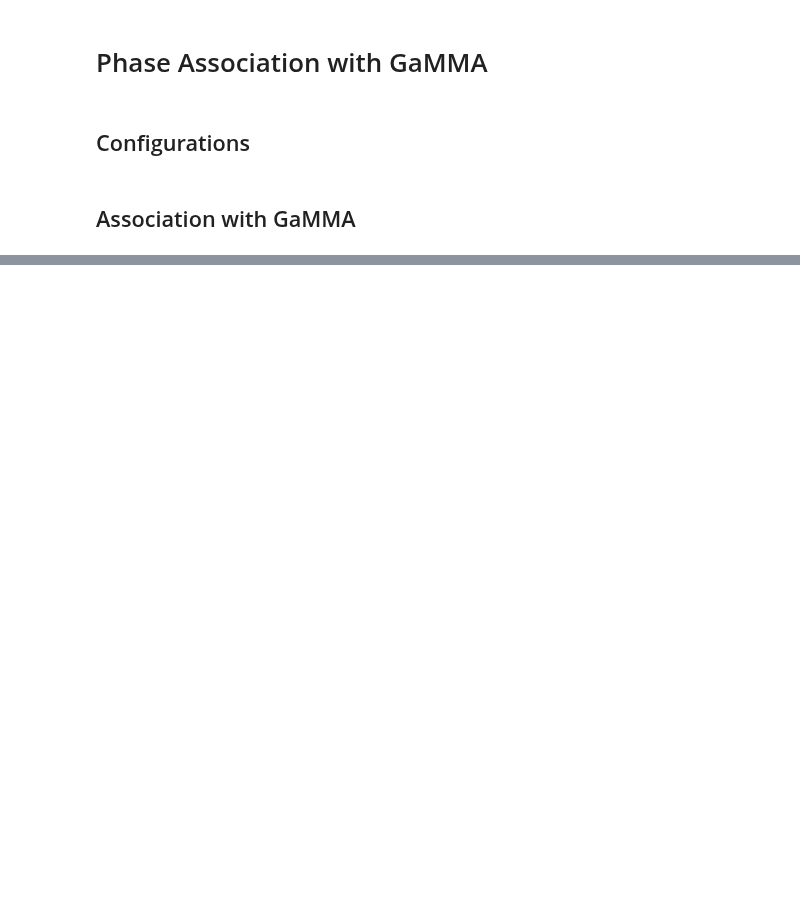
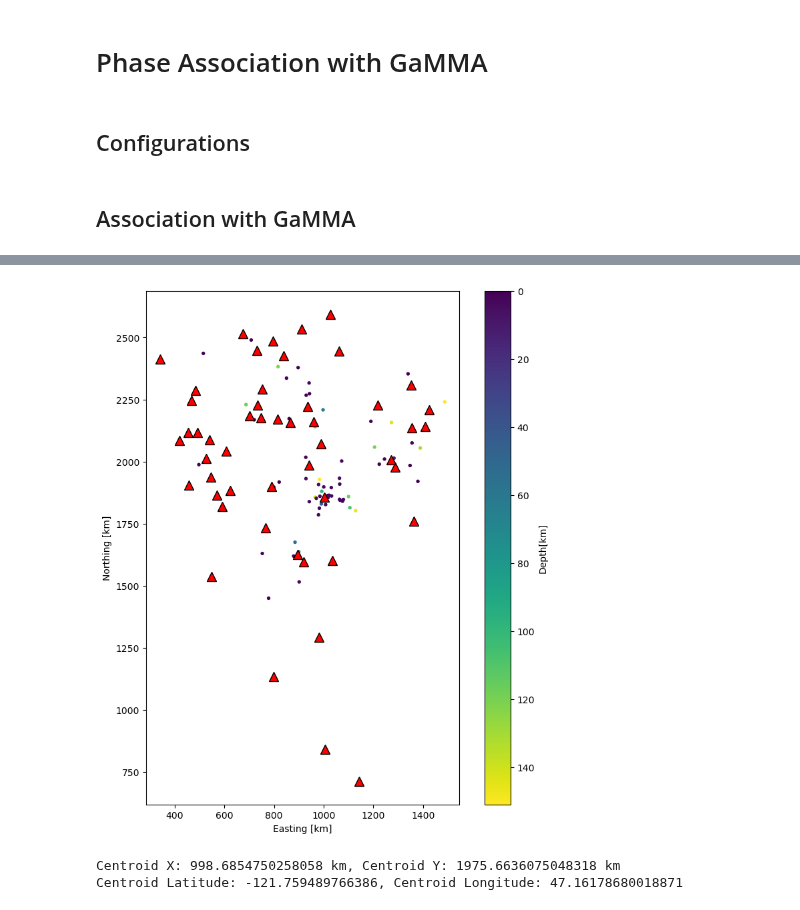
Before and after one commit to EarthScope/GeoLab, a Jupyter notebook: notebooks/Community_Notebooks/SAGE/EQ_Detection_Seisbench.ipynb, the cells around one changed output, grey strips where cells are left out. Cells and saved outputs as stored; diff of their text form; code cells hidden in the pictures; blank space fills up the shorter version.

```diff
--- a/notebooks/Community_Notebooks/SAGE/EQ_Detection_Seisbench.ipynb
+++ b/notebooks/Community_Notebooks/SAGE/EQ_Detection_Seisbench.ipynb
@@ -141,7 +168,7 @@ pick_list = []
 
 # Define start and end times for the period of interest
 start_time = UTCDateTime("2024-01-01T00:00:00")
-end_time = UTCDateTime("2024-01-02T00:00:00")
+end_time = UTCDateTime("2024-01-01T02:00:00")
 window_time = 7200  # 1 hour windows for fetching data
 
 # Function to fetch waveform data for a given station
@@ -363,0 +324,34 @@ plt.show()
+# %%
+fig = plt.figure(figsize=(10, 10))
+ax = fig.add_subplot(111)
+ax.set_aspect("equal")
+cb = ax.scatter(catalog["x(km)"], catalog["y(km)"], c=catalog["z(km)"], s=8, cmap="viridis")
+cbar = fig.colorbar(cb)
+cbar.ax.set_ylim(cbar.ax.get_ylim()[::-1])
+cbar.set_label("Depth[km]")
+
+ax.plot(station_df["x(km)"], station_df["y(km)"], "r^", ms=10, mew=1, mec="k")
+ax.set_xlabel("Easting [km]")
+ax.set_ylabel("Northing [km]")
+plt.show()
+# %% [output]
+[figure, added]
+# %%
+# Calculate the centroid of x and y coordinates
+centroid_x = catalog['x(km)'].mean()
+centroid_y = catalog['y(km)'].mean()
+
+print(f"Centroid X: {centroid_x} km, Centroid Y: {centroid_y} km")
+
+# Define the CRS and transformer
+wgs84 = CRS.from_epsg(4326)
+local_crs = CRS.from_epsg(2992)  # NAD83(HARN) / Oregon North (ft)
+transformer = Transformer.from_crs(local_crs, wgs84)
+
+# Convert the centroid back to lat/lon
+centroid_lon, centroid_lat = transformer.transform(centroid_x * 1e3, centroid_y * 1e3)  # Convert km to meters for the transformation
+
+print(f"Centroid Latitude: {centroid_lat}, Centroid Longitude: {centroid_lon}")
+# %% [output]
+Centroid X: 998.6854750258058 km, Centroid Y: 1975.6636075048318 km
+Centroid Latitude: -121.759489766386, Centroid Longitude: 47.16178680018871
```
Also changed, not shown: parts of 16 cells of this notebook, 7 other files.
